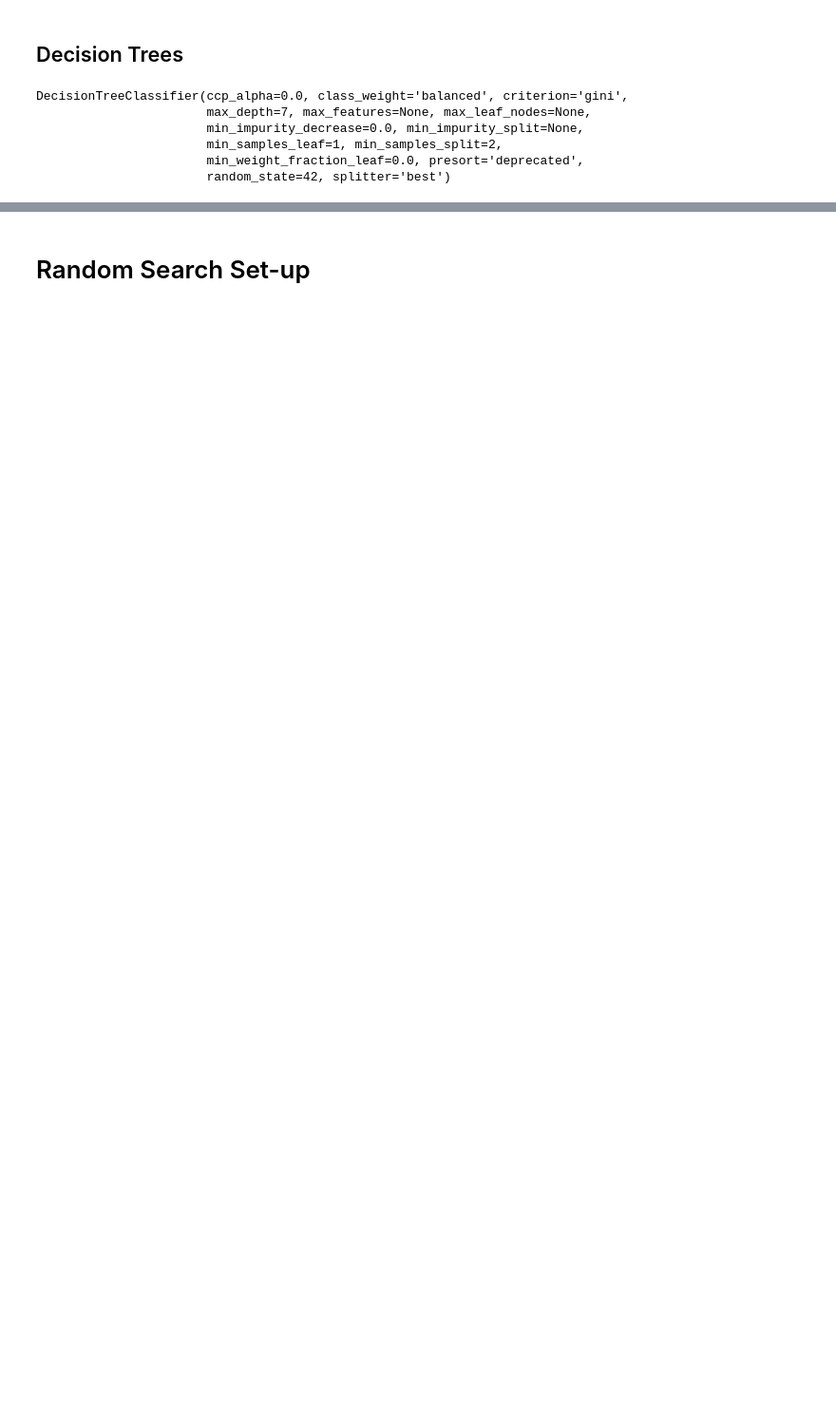
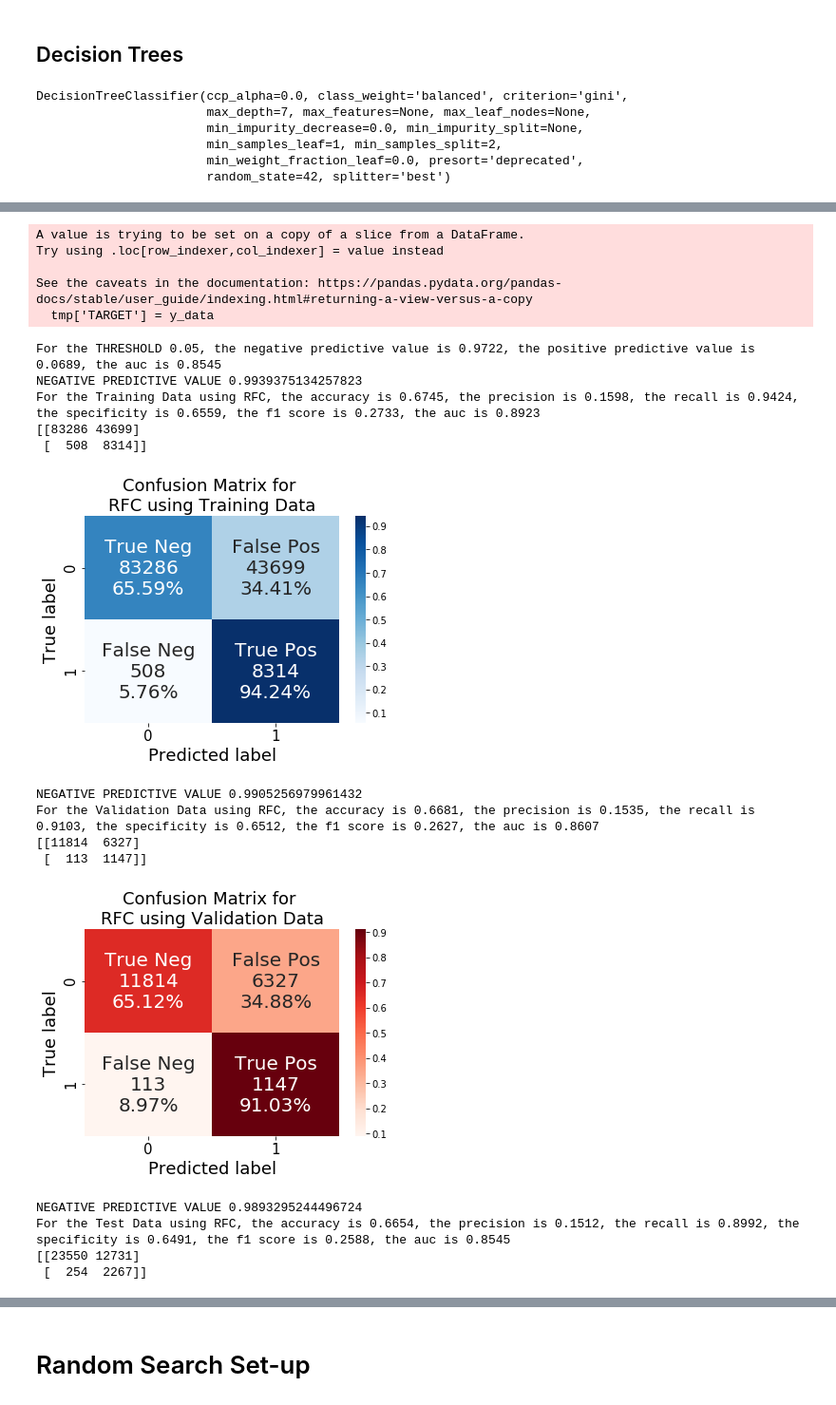
Before and after one commit to karenlarson/MelanomaSentinel, a Jupyter notebook: CleanMelanomaSentinel.ipynb, the cells around one changed output, grey strips where cells are left out. Shown at 95% size. Cells and saved outputs as stored; diff of their text form; code cells hidden in the pictures; blank space fills up the shorter version.

```diff
--- a/CleanMelanomaSentinel.ipynb
+++ b/CleanMelanomaSentinel.ipynb
@@ -241,0 +283,13 @@ RandomForestClassifier(bootstrap=True, ccp_alpha=0.0, class_weight=None,
+# %%
+#import pickle
+#forest = pickle.load(open('forest_clf.sav','rb'))
+from classifierEvaluation import predictiveValue
+predictiveValue(forest, 0.05, X_train, y_train, pipe)
+predictiveValue(forest, 0.05, X_cv, y_cv, pipe)
+predictiveValue(forest, 0.05, X_test, y_test, pipe)
+
+
+classifierEvaluation(forest, 0.05, x_train, y_train, "RFC", "Training Data")
+classifierEvaluation(forest, 0.05, x_cv, y_cv, "RFC", "Validation Data")
+classifierEvaluation(forest, 0.05, x_test, y_test, "RFC", "Test Data")
+# %% [output]
@@ -241,0 +307,20 @@ RandomForestClassifier(bootstrap=True, ccp_alpha=0.0, class_weight=None,
+A value is trying to be set on a copy of a slice from a DataFrame.
+Try using .loc[row_indexer,col_indexer] = value instead
+
+See the caveats in the documentation: https://pandas.pydata.org/pandas-docs/stable/user_guide/indexing.html#returning-a-view-versus-a-copy
+  tmp['TARGET'] = y_data
+For the THRESHOLD 0.05, the negative predictive value is 0.9722, the positive predictive value is 0.0689, the auc is 0.8545
+NEGATIVE PREDICTIVE VALUE 0.9939375134257823
+For the Training Data using RFC, the accuracy is 0.6745, the precision is 0.1598, the recall is 0.9424, the specificity is 0.6559, the f1 score is 0.2733, the auc is 0.8923
+[[83286 43699]
+ [  508  8314]]
+[figure, added]
+NEGATIVE PREDICTIVE VALUE 0.9905256979961432
+For the Validation Data using RFC, the accuracy is 0.6681, the precision is 0.1535, the recall is 0.9103, the specificity is 0.6512, the f1 score is 0.2627, the auc is 0.8607
+[[11814  6327]
+ [  113  1147]]
+[figure, added]
+NEGATIVE PREDICTIVE VALUE 0.9893295244496724
+For the Test Data using RFC, the accuracy is 0.6654, the precision is 0.1512, the recall is 0.8992, the specificity is 0.6491, the f1 score is 0.2588, the auc is 0.8545
+[[23550 12731]
+ [  254  2267]]
```
Also changed, not shown: parts of 41 cells of this notebook.
